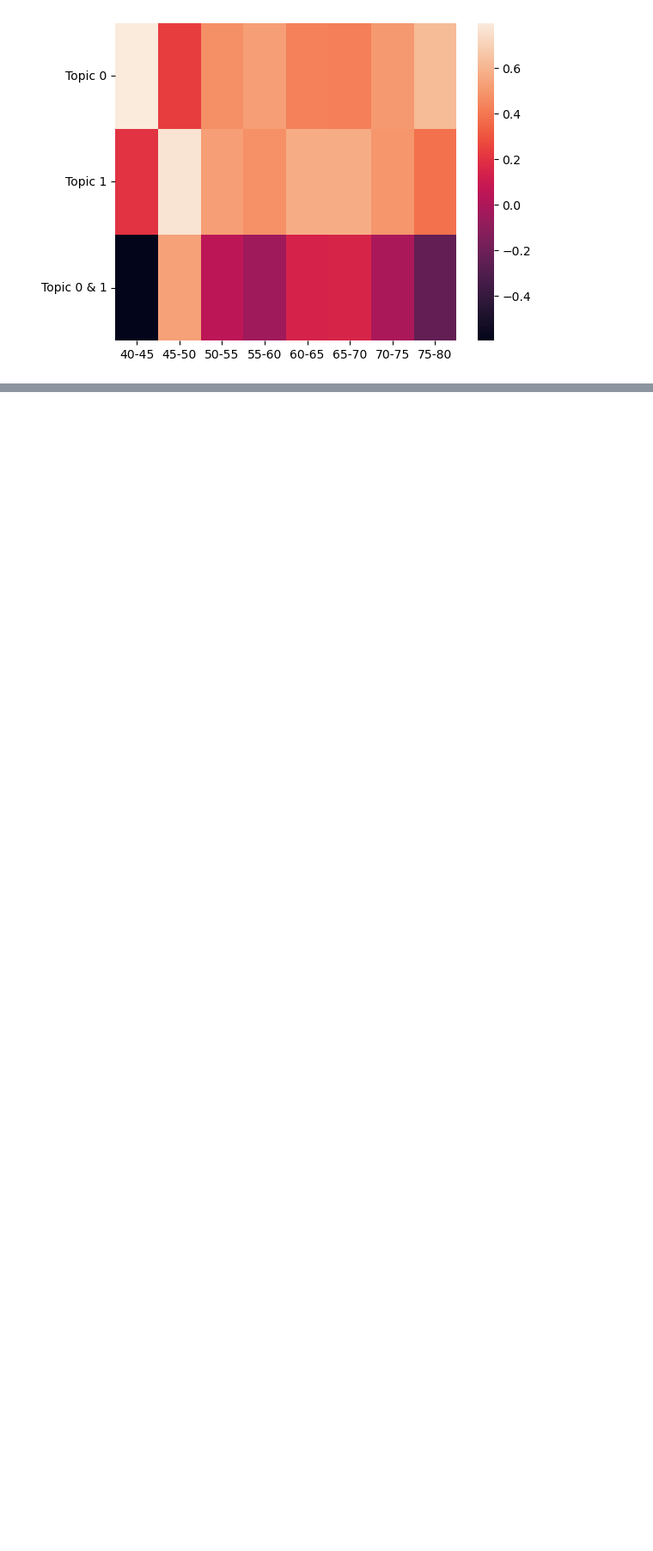
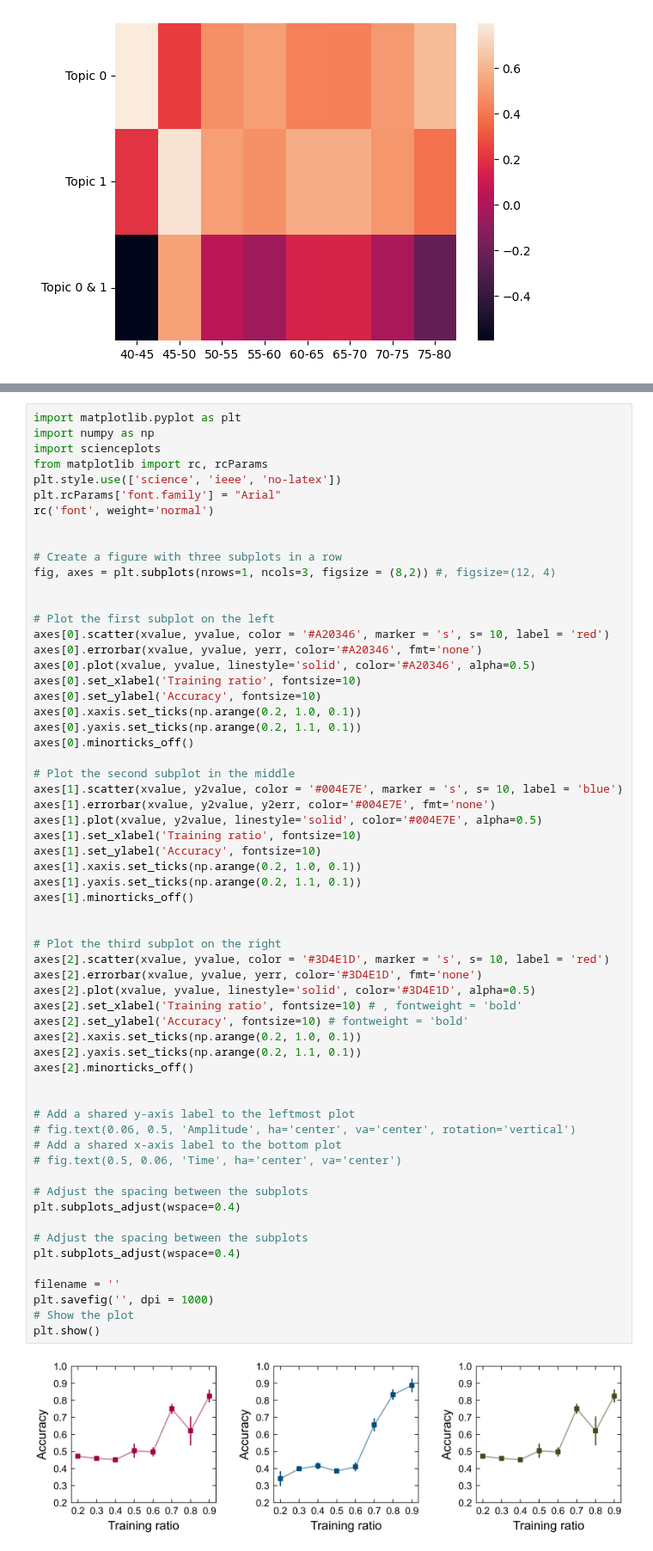
Before and after one commit to jiayang-zhang/nlp-physicseducation, a Jupyter notebook: sankey-heatmap.ipynb, the cells around one changed output, grey strips where cells are left out. Shown at 86% size. Cells and saved outputs as stored; diff of their text form; blank space fills up the shorter version.

Commit message:
updated figure formats

```diff
--- a/sankey-heatmap.ipynb
+++ b/sankey-heatmap.ipynb
@@ -279,3 +283,66 @@ legend.get_frame().set_linewidth(0.8)
 plt.savefig('example.png', dpi=1000)
 # %% [output]
 [figure]
+# %%
+import matplotlib.pyplot as plt
+import numpy as np
+import scienceplots
+from matplotlib import rc, rcParams
+plt.style.use(['science', 'ieee', 'no-latex'])
+plt.rcParams['font.family'] = "Arial"
+rc('font', weight='normal')
+
+
+# Create a figure with three subplots in a row
+fig, axes = plt.subplots(nrows=1, ncols=3, figsize = (8,2)) #, figsize=(12, 4)
+
+
+# Plot the first subplot on the left
+axes[0].scatter(xvalue, yvalue, color = '#A20346', marker = 's', s= 10, label = 'red')
+axes[0].errorbar(xvalue, yvalue, yerr, color='#A20346', fmt='none')
+axes[0].plot(xvalue, yvalue, linestyle='solid', color='#A20346', alpha=0.5)
+axes[0].set_xlabel('Training ratio', fontsize=10)
+axes[0].set_ylabel('Accuracy', fontsize=10)
+axes[0].xaxis.set_ticks(np.arange(0.2, 1.0, 0.1))
+axes[0].yaxis.set_ticks(np.arange(0.2, 1.1, 0.1))
+axes[0].minorticks_off()
+
+# Plot the second subplot in the middle
+axes[1].scatter(xvalue, y2value, color = '#004E7E', marker = 's', s= 10, label = 'blue')
+axes[1].errorbar(xvalue, y2value, y2err, color='#004E7E', fmt='none')
+axes[1].plot(xvalue, y2value, linestyle='solid', color='#004E7E', alpha=0.5)
+axes[1].set_xlabel('Training ratio', fontsize=10)
+axes[1].set_ylabel('Accuracy', fontsize=10)
+axes[1].xaxis.set_ticks(np.arange(0.2, 1.0, 0.1))
+axes[1].yaxis.set_ticks(np.arange(0.2, 1.1, 0.1))
+axes[1].minorticks_off()
+
+
+# Plot the third subplot on the right
+axes[2].scatter(xvalue, yvalue, color = '#3D4E1D', marker = 's', s= 10, label = 'red')
+axes[2].errorbar(xvalue, yvalue, yerr, color='#3D4E1D', fmt='none')
+axes[2].plot(xvalue, yvalue, linestyle='solid', color='#3D4E1D', alpha=0.5)
+axes[2].set_xlabel('Training ratio', fontsize=10) # , fontweight = 'bold'
+axes[2].set_ylabel('Accuracy', fontsize=10) # fontweight = 'bold'
+axes[2].xaxis.set_ticks(np.arange(0.2, 1.0, 0.1))
+axes[2].yaxis.set_ticks(np.arange(0.2, 1.1, 0.1))
+axes[2].minorticks_off()
+
+
+# Add a shared y-axis label to the leftmost plot
+# fig.text(0.06, 0.5, 'Amplitude', ha='center', va='center', rotation='vertical')
+# Add a shared x-axis label to the bottom plot
+# fig.text(0.5, 0.06, 'Time', ha='center', va='center')
+
+# Adjust the spacing between the subplots
+plt.subplots_adjust(wspace=0.4)
+
+# Adjust the spacing between the subplots
+plt.subplots_adjust(wspace=0.4)
+
+filename = ''
+plt.savefig('', dpi = 1000)
+# Show the plot
+plt.show()
+# %% [output]
+[figure, added]
```
Also changed, not shown: parts of 1 cell of this notebook, 2 other files.
